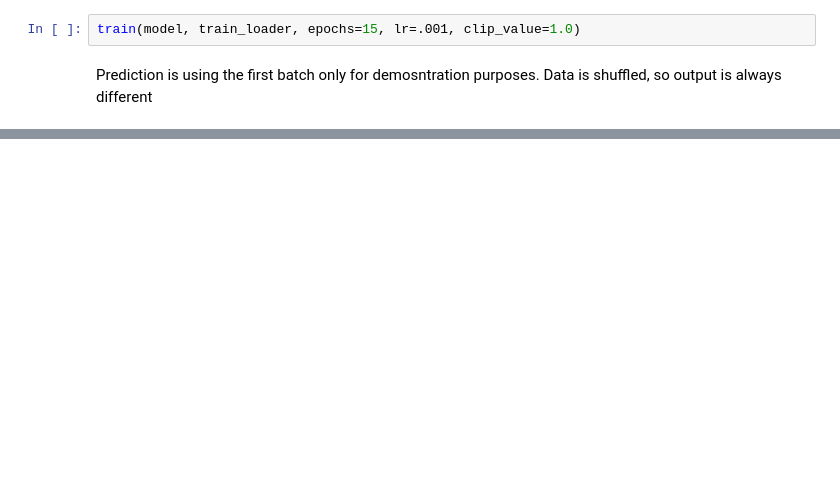
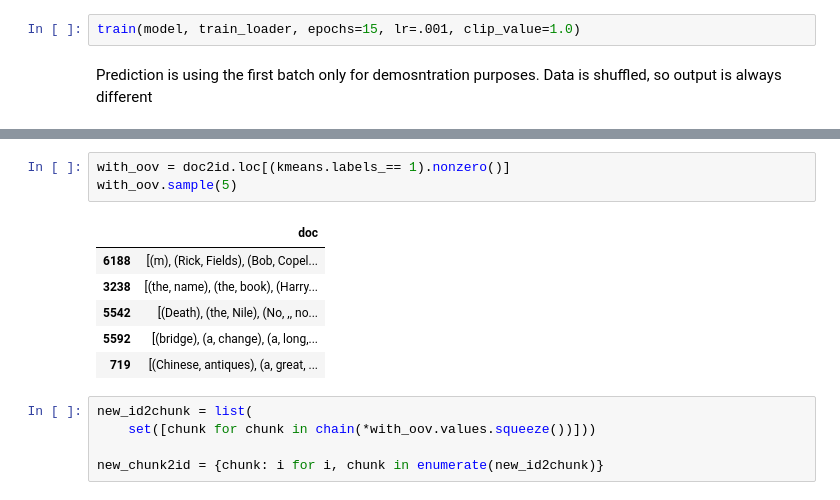
Before and after one commit to deniskapel/topic_rec, a Jupyter notebook: topic_rec.ipynb, the cells around one changed output, grey strips where cells are left out. Drawn from its saved outputs; the diff is of its cells as text; blank space fills up the shorter version.

```diff
--- a/topic_rec.ipynb
+++ b/topic_rec.ipynb
@@ -309,0 +318,15 @@ torch.save(model.state_dict(), path)
+# %%
+with_oov = doc2id.loc[(kmeans.labels_== 1).nonzero()]
+with_oov.sample(5)
+# %% [output]
+|  | doc |
+| 6188 | [(m), (Rick, Fields), (Bob, Copel... |
+| 3238 | [(the, name), (the, book), (Harry... |
+| 5542 | [(Death), (the, Nile), (No, ,, no... |
+| 5592 | [(bridge), (a, change), (a, long,... |
+| 719 | [(Chinese, antiques), (a, great, ... |
+# %%
+new_id2chunk = list(
+    set([chunk for chunk in chain(*with_oov.values.squeeze())]))
+
+new_chunk2id = {chunk: i for i, chunk in enumerate(new_id2chunk)}
```
Also changed, not shown: parts of 29 cells of this notebook.
